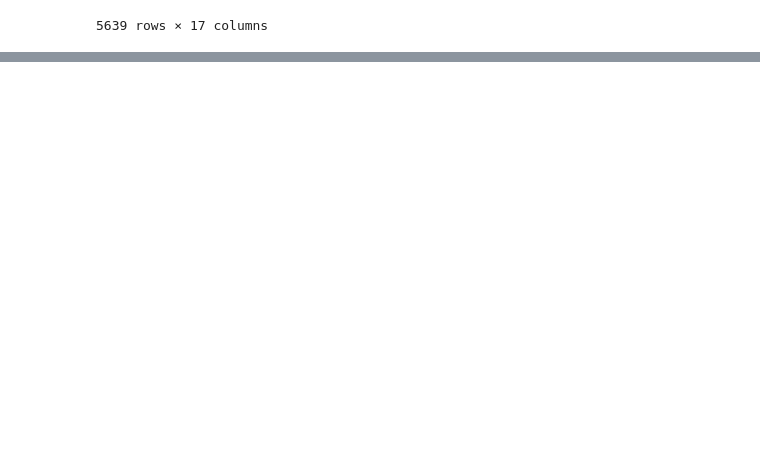
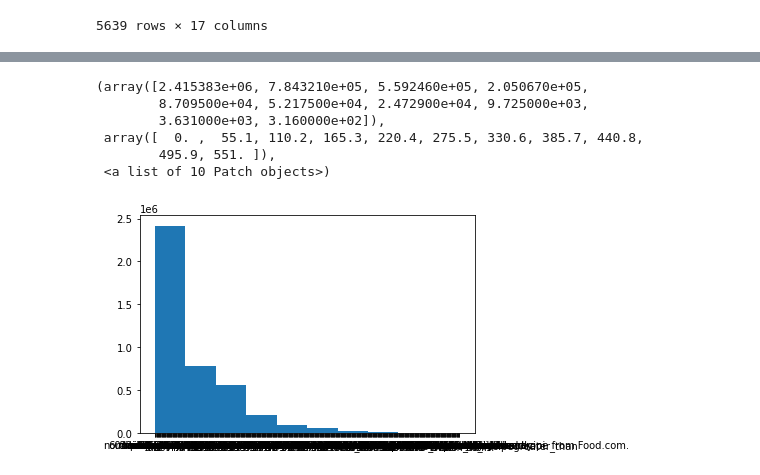
Before and after one commit to kamalah/data-analytics-final-project, a Jupyter notebook: explore_data.ipynb, the cells around one changed output, grey strips where cells are left out. Cells and saved outputs as stored; diff of their text form; code cells hidden in the pictures; blank space fills up the shorter version.

Commit message:
recipe exploration

```diff
--- a/explore_data.ipynb
+++ b/explore_data.ipynb
@@ -134,0 +134,2 @@ list(cols[:1])
+# %%
+recipes = pd.read_csv('data/large_data/RAW_recipes.csv')
@@ -134,0 +145,2 @@ list(cols[:1])
+# %%
+recipes['tags'] = recipes['tags'].apply(literal_eval)
@@ -134,0 +153,10 @@ list(cols[:1])
+# %%
+plt.hist(recipes['tags'].apply(literal_eval).explode())
+# %% [output]
+(array([2.415383e+06, 7.843210e+05, 5.592460e+05, 2.050670e+05,
+        8.709500e+04, 5.217500e+04, 2.472900e+04, 9.725000e+03,
+        3.631000e+03, 3.160000e+02]),
+ array([  0. ,  55.1, 110.2, 165.3, 220.4, 275.5, 330.6, 385.7, 440.8,
+        495.9, 551. ]),
+ <a list of 10 Patch objects>)
+[figure, added]
```
Also changed, not shown: parts of 21 cells of this notebook, 1 other file.
